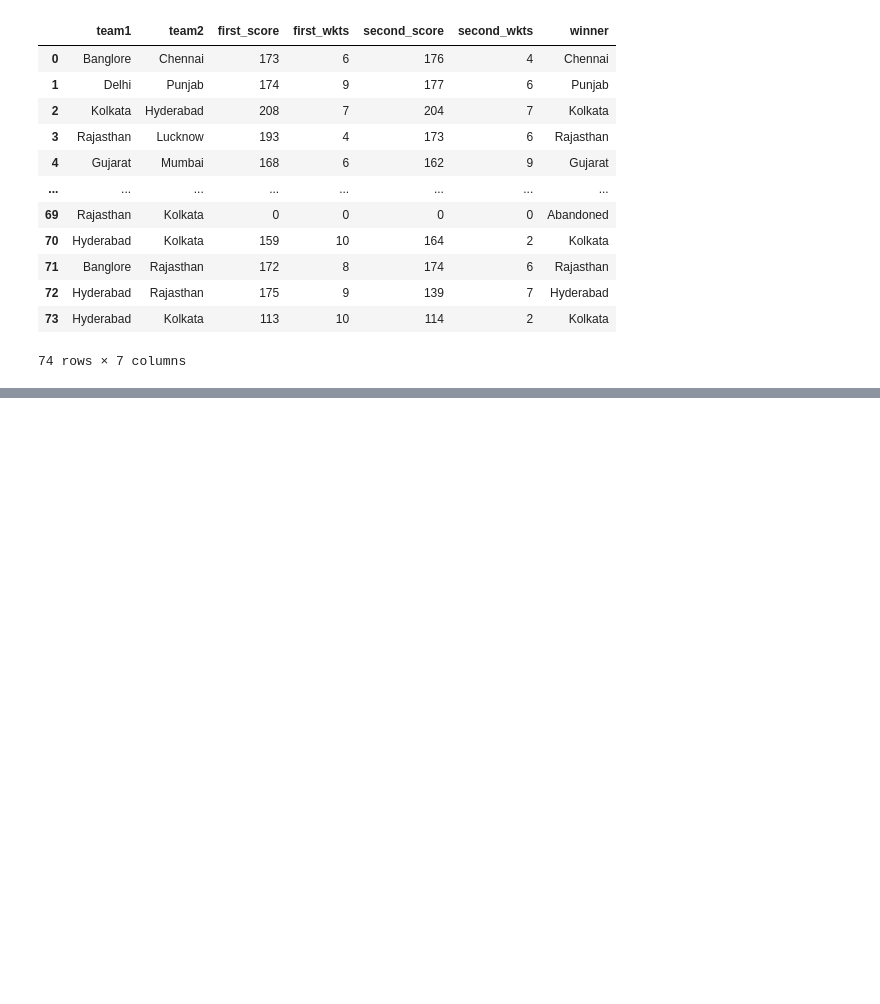
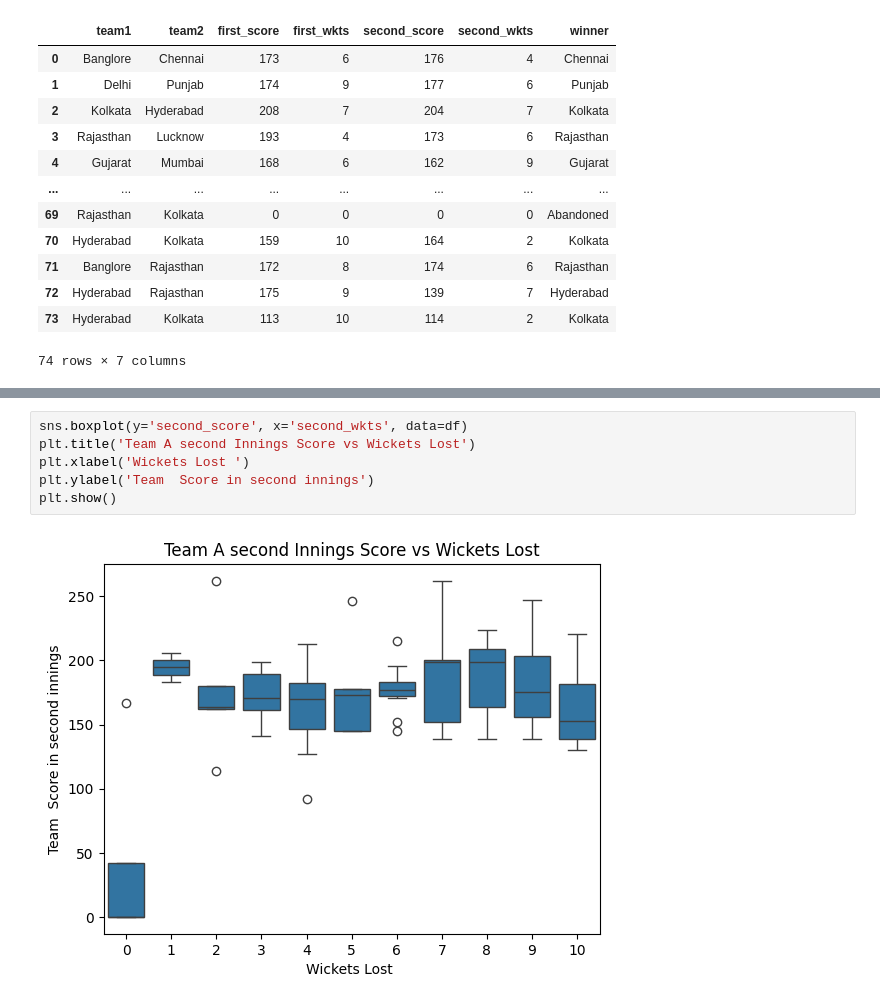
Before and after one commit to yharshityadav/IPL-Machine-Learning-Model, a Jupyter notebook: IPL.ipynb, the cells around one changed output, grey strips where cells are left out. Drawn from its saved outputs; the diff is of its cells as text; blank space fills up the shorter version.

```diff
--- a/IPL.ipynb
+++ b/IPL.ipynb
@@ -83,0 +76,8 @@ df.rename(columns={'team1':'Team A','team2':'Team B','first_score':'TeamA score'
+# %%
+sns.boxplot(y='second_score', x='second_wkts', data=df)
+plt.title('Team A second Innings Score vs Wickets Lost')
+plt.xlabel('Wickets Lost ')
+plt.ylabel('Team  Score in second innings')
+plt.show()
+# %% [output]
+[figure, added]
```
Also changed, not shown: parts of 4 cells of this notebook.
